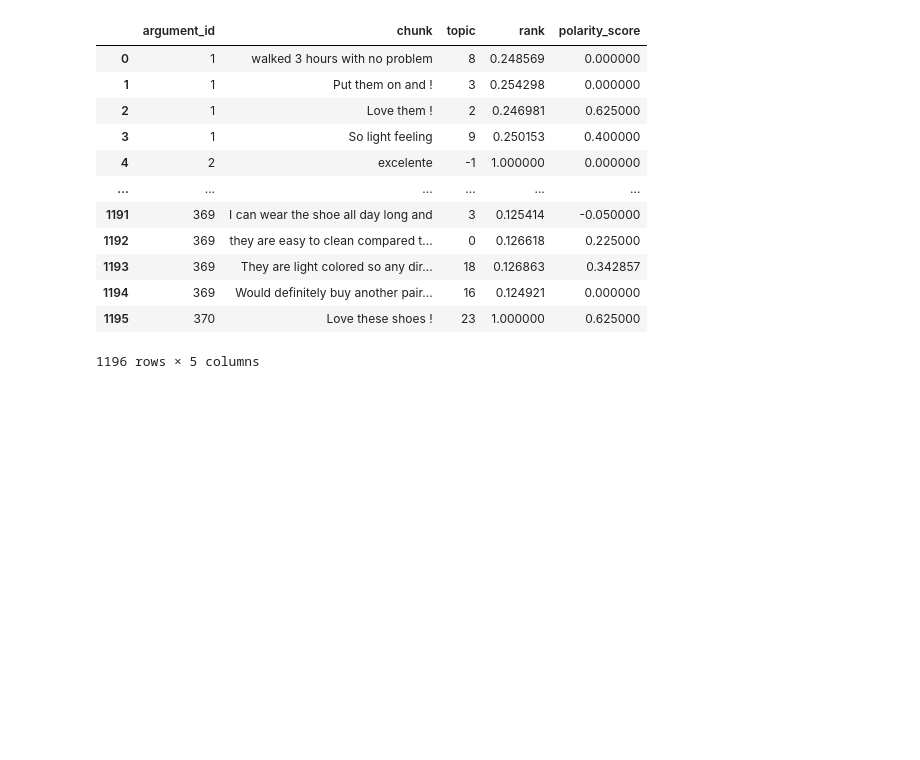
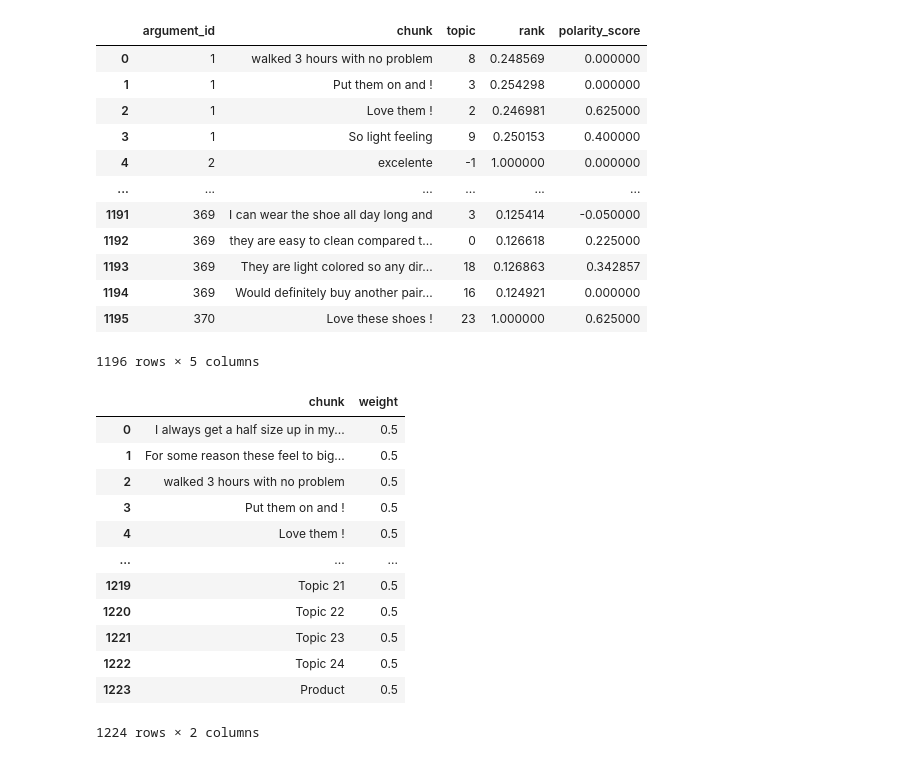
Before and after one commit to EyeofBeholder-NLeSC/proto-solver, a Jupyter notebook: prototype.ipynb, the cells around one changed output. Cells and saved outputs as stored; diff of their text form; code cells hidden in the pictures; blank space fills up the shorter version.

```diff
--- a/prototype.ipynb
+++ b/prototype.ipynb
@@ -105,0 +113,16 @@ def get_attacks(chunks):
+# %%
+nodes
+# %% [output]
+|  | chunk | weight |
+| 0 | I always get a half size up in my... | 0.5 |
+| 1 | For some reason these feel to big... | 0.5 |
+| 2 | walked 3 hours with no problem | 0.5 |
+| 3 | Put them on and ! | 0.5 |
+| 4 | Love them ! | 0.5 |
+| ... | ... | ... |
+| 1219 | Topic 21 | 0.5 |
+| 1220 | Topic 22 | 0.5 |
+| 1221 | Topic 23 | 0.5 |
+| 1222 | Topic 24 | 0.5 |
+| 1223 | Product | 0.5 |
+1224 rows × 2 columns
```
Also changed, not shown: parts of 11 cells of this notebook, 2 other files.
